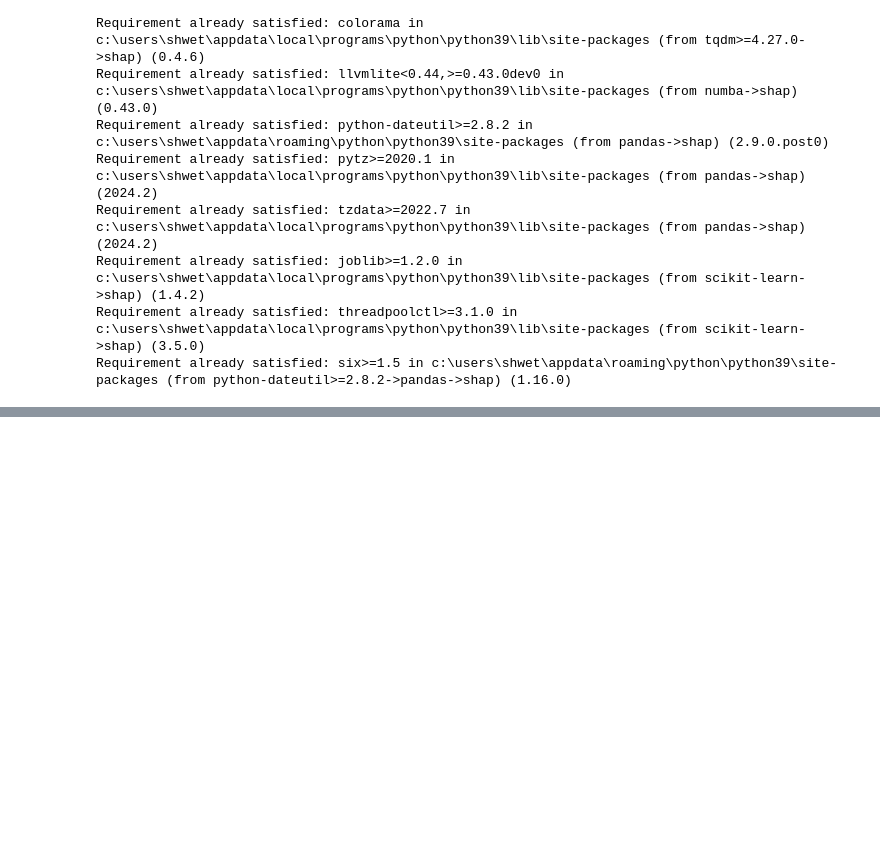
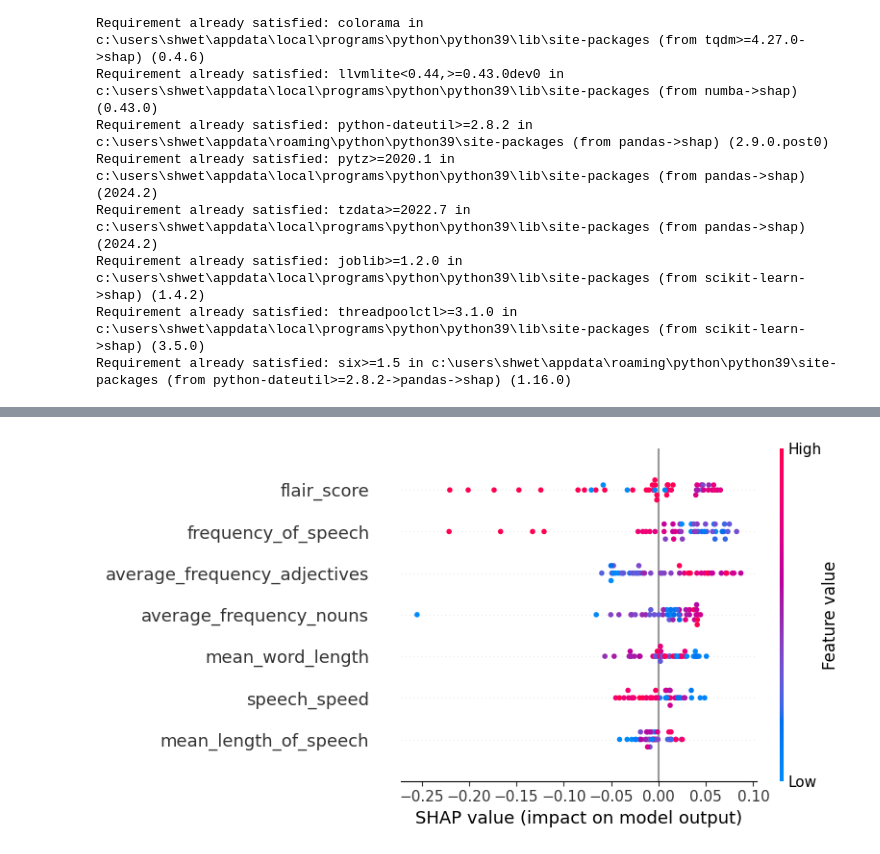
Before and after one commit to sochinghong/SU_project, a Jupyter notebook: simple_classification_v2.ipynb, the cells around one changed output, grey strips where cells are left out. Cells and saved outputs as stored; diff of their text form; code cells hidden in the pictures; blank space fills up the shorter version.

```diff
--- a/simple_classification_v2.ipynb
+++ b/simple_classification_v2.ipynb
@@ -933,0 +953,5 @@ shap.summary_plot(shap_values[:, :, 1], X_test_norm, feature_names=feat_names)
+# %%
+#Summary plot for class 0 (Low)
+shap.summary_plot(shap_values[:, :, 0], X_test_norm, feature_names=feat_names)
+# %% [output]
+[figure, added]
```
Also changed, not shown: parts of 9 cells of this notebook.
